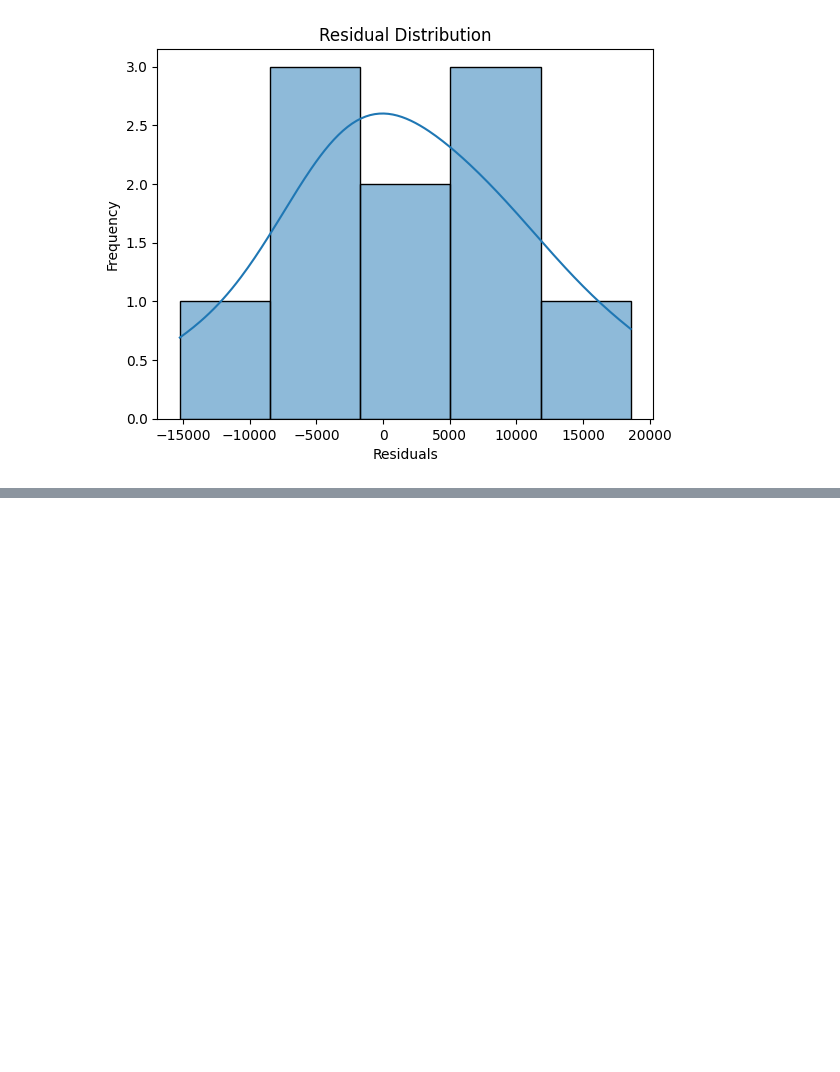
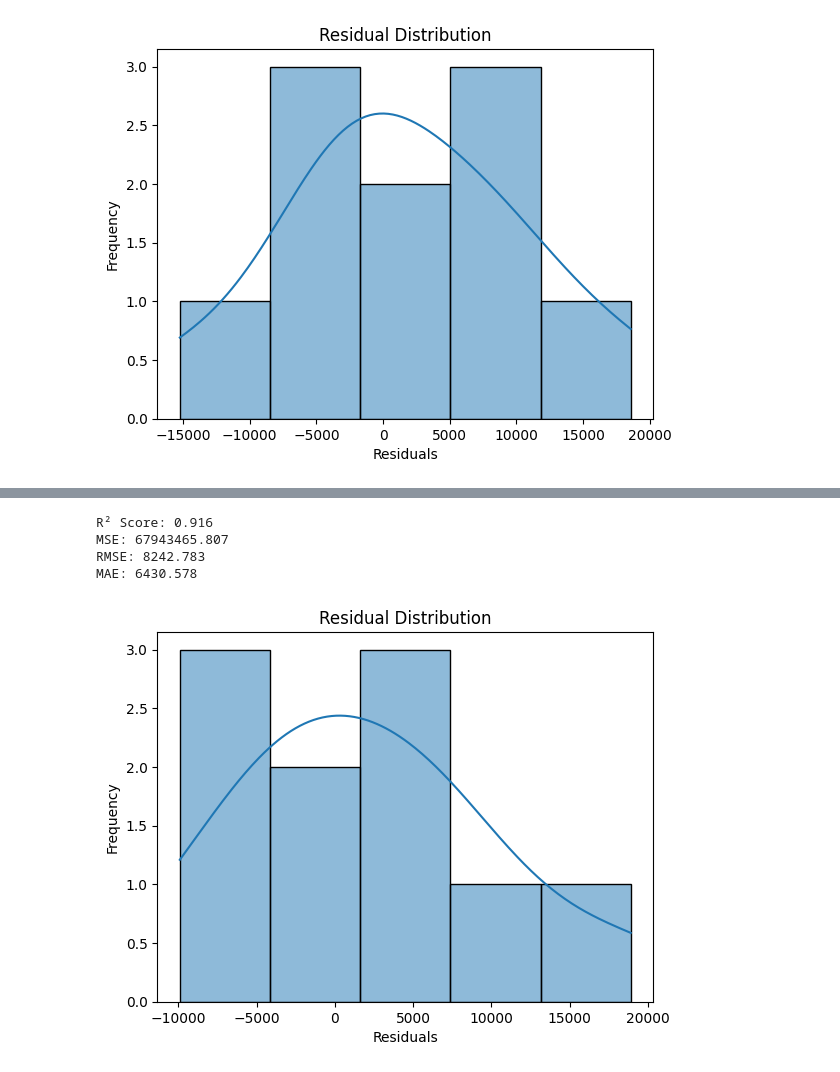
Before and after one commit to basu-binayak/TheMLVault, a Jupyter notebook: Regression/MultipleLinearRegression.ipynb, the cells around one changed output, grey strips where cells are left out. Drawn from its saved outputs; the diff is of its cells as text; code cells hidden in the pictures; blank space fills up the shorter version.

```diff
--- a/Regression/MultipleLinearRegression.ipynb
+++ b/Regression/MultipleLinearRegression.ipynb
@@ -185,0 +544,29 @@ MAE: 6961.478
+# %%
+from sklearn.metrics import r2_score, mean_squared_error, mean_absolute_error
+
+# Evaluate the model
+y_predict = pipeline.predict(X_test)
+
+r2 = r2_score(y_test, y_predict)
+mse = mean_squared_error(y_test, y_predict)
+rmse = np.sqrt(mse)
+mae = mean_absolute_error(y_test, y_predict)
+
+print(f"R² Score: {r2:.3f}")
+print(f"MSE: {mse:.3f}")
+print(f"RMSE: {rmse:.3f}")
+print(f"MAE: {mae:.3f}")
+
+# Residual Plot
+residuals = y_test - y_predict
+sns.histplot(residuals, kde=True)
+plt.xlabel("Residuals")
+plt.ylabel("Frequency")
+plt.title("Residual Distribution")
+plt.show()
+# %% [output]
+R² Score: 0.916
+MSE: 67943465.807
+RMSE: 8242.783
+MAE: 6430.578
+[figure, added]
```
Also changed, not shown: parts of 16 cells of this notebook, 2 other files.
